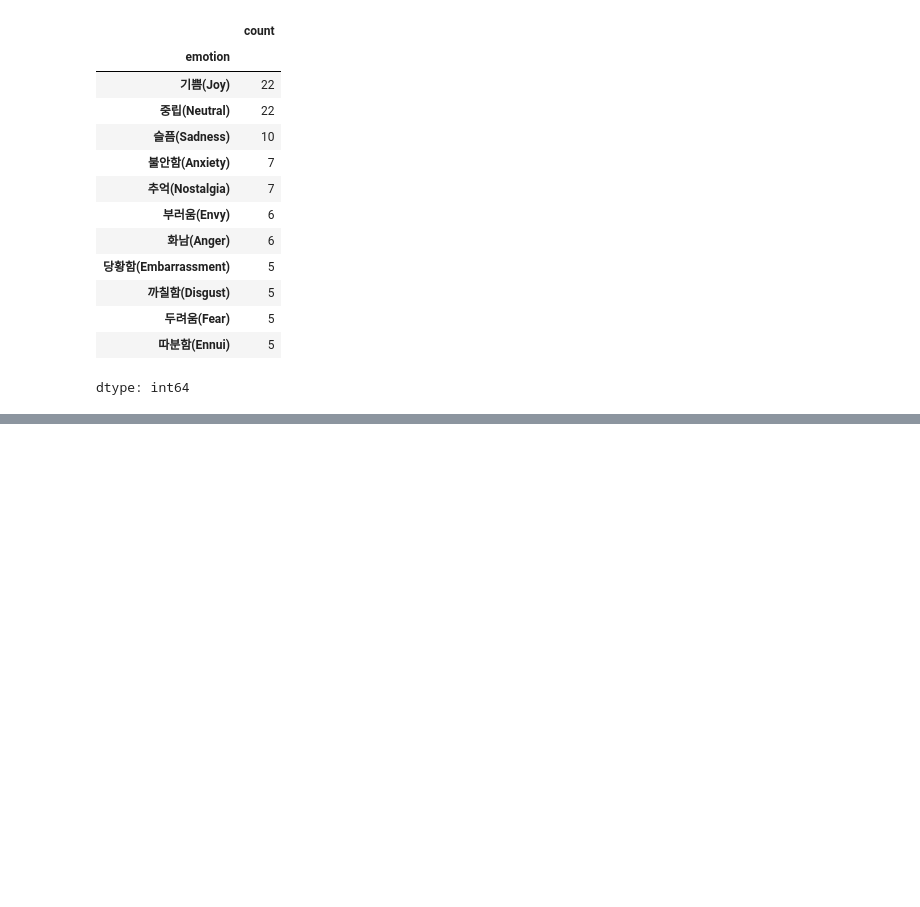
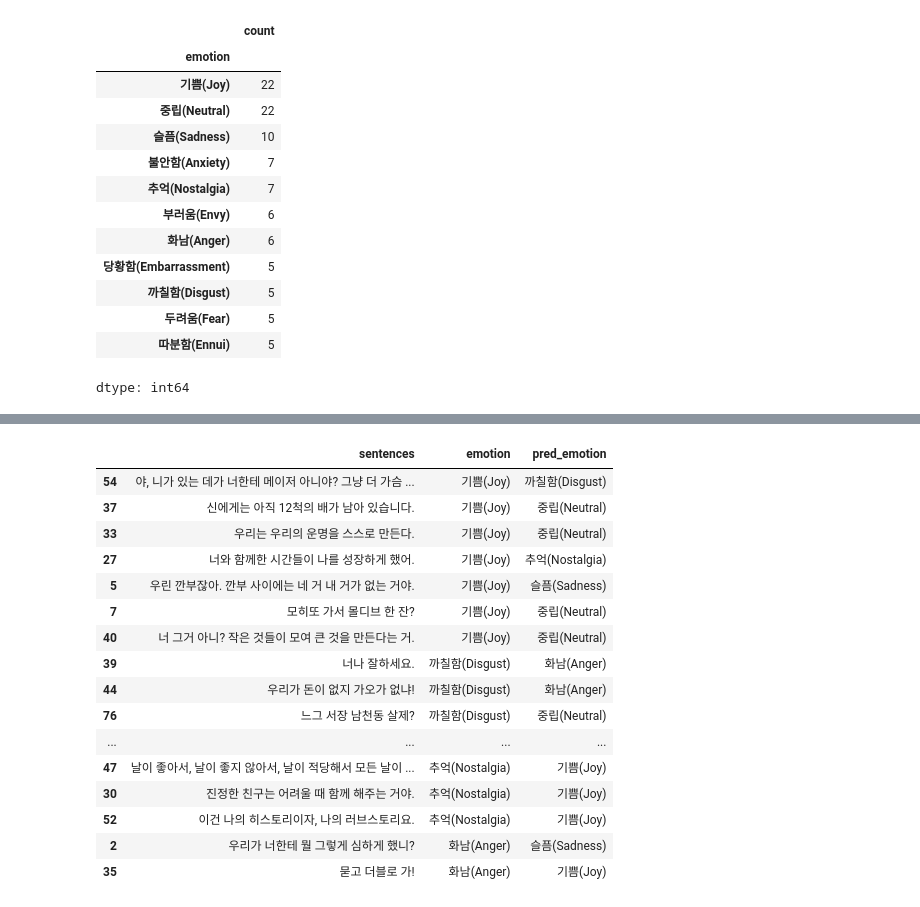
Before and after one commit to kKn00077/techit-diary-final-project, a Jupyter notebook: ai_model/emotion_diary_model.ipynb, the cells around one changed output, grey strips where cells are left out. Drawn from its saved outputs; the diff is of its cells as text; code cells hidden in the pictures; blank space fills up the shorter version.

```diff
--- a/ai_model/emotion_diary_model.ipynb
+++ b/ai_model/emotion_diary_model.ipynb
@@ -771,3 +800,27 @@ Accuracy: 0.52
+# %%
+test_diff = test[test['emotion'] != test['pred_emotion']]        # emotion과 pred_emotion이 다른 행만 필터
+test_diff = test_diff[test_diff['length'] < 40]                 # length가 50자 미만인 것만 필터
+test_diff = test_diff[['sentences', 'emotion', 'pred_emotion']] # length, source 컬럼 제거
+test_diff = test_diff.sort_values(by='emotion', ascending=True)  # emotion 오름차순 정렬
+display(test_diff)
+# %% [output]
+|  | sentences | emotion | pred_emotion |
+| 54 | 야, 니가 있는 데가 너한테 메이저 아니야? 그냥 더 가슴 ... | 기쁨(Joy) | 까칠함(Disgust) |
+| 37 | 신에게는 아직 12척의 배가 남아 있습니다. | 기쁨(Joy) | 중립(Neutral) |
+| 33 | 우리는 우리의 운명을 스스로 만든다. | 기쁨(Joy) | 중립(Neutral) |
+| 27 | 너와 함께한 시간들이 나를 성장하게 했어. | 기쁨(Joy) | 추억(Nostalgia) |
+| 5 | 우린 깐부잖아. 깐부 사이에는 네 거 내 거가 없는 거야. | 기쁨(Joy) | 슬픔(Sadness) |
+| 7 | 모히또 가서 몰디브 한 잔? | 기쁨(Joy) | 중립(Neutral) |
+| 40 | 너 그거 아니? 작은 것들이 모여 큰 것을 만든다는 거. | 기쁨(Joy) | 중립(Neutral) |
+| 39 | 너나 잘하세요. | 까칠함(Disgust) | 화남(Anger) |
+| 44 | 우리가 돈이 없지 가오가 없냐! | 까칠함(Disgust) | 화남(Anger) |
+| 76 | 느그 서장 남천동 살제? | 까칠함(Disgust) | 중립(Neutral) |
+| ... | ... | ... | ... |
+| 47 | 날이 좋아서, 날이 좋지 않아서, 날이 적당해서 모든 날이 ... | 추억(Nostalgia) | 기쁨(Joy) |
+| 30 | 진정한 친구는 어려울 때 함께 해주는 거야. | 추억(Nostalgia) | 기쁨(Joy) |
+| 52 | 이건 나의 히스토리이자, 나의 러브스토리요. | 추억(Nostalgia) | 기쁨(Joy) |
+| 2 | 우리가 너한테 뭘 그렇게 심하게 했니? | 화남(Anger) | 슬픔(Sadness) |
+| 35 | 묻고 더블로 가! | 화남(Anger) | 기쁨(Joy) |
 # %%
 # 파이널튜닝한 모델 압축하여 구글 드라이브에 저장
 from google.colab import drive
```
Also changed, not shown: parts of 14 cells of this notebook.
